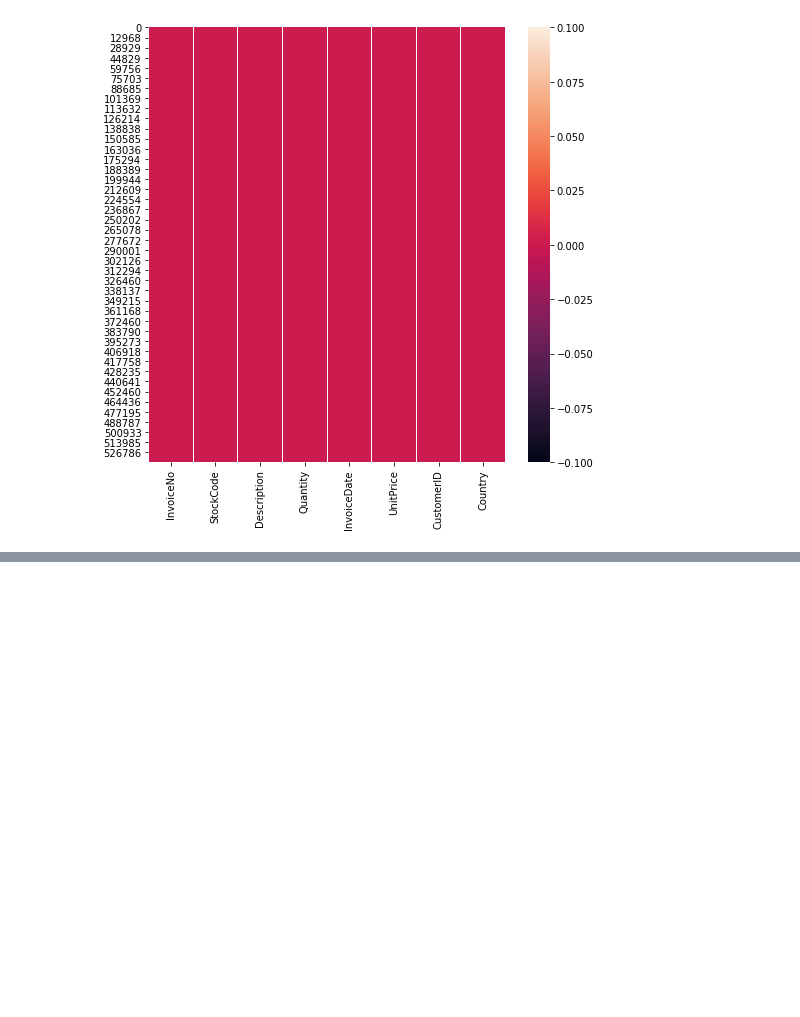
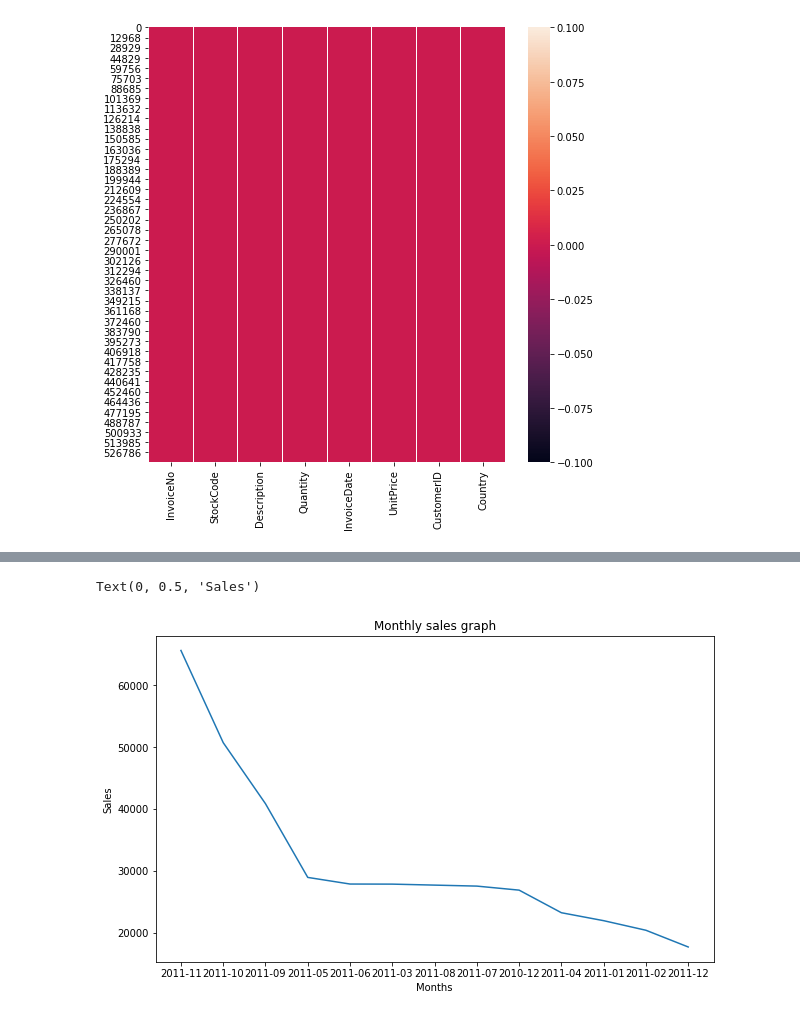
Before and after one commit to Vridhip/Online_Retail_Customer_Segmentation, a Jupyter notebook: Vridhi_Parmar_Online_Retail_Customer_Segmentation_.ipynb, the cells around one changed output, grey strips where cells are left out. Saved outputs shown, nothing was run; the diff lists cells and outputs as text; code cells hidden in the pictures; blank space fills up the shorter version.

```diff
--- a/Vridhi_Parmar_Online_Retail_Customer_Segmentation_.ipynb
+++ b/Vridhi_Parmar_Online_Retail_Customer_Segmentation_.ipynb
@@ -151,0 +186,9 @@ sns.heatmap(nan_values)
+# %%
+plt.figure(figsize=(10,6))
+plt.plot(monthly_sales)
+plt.title("Monthly sales graph")
+plt.xlabel("Months")
+plt.ylabel("Sales")
+# %% [output]
+Text(0, 0.5, 'Sales')
+[figure, added]
```
Also changed, not shown: parts of 14 cells of this notebook.
